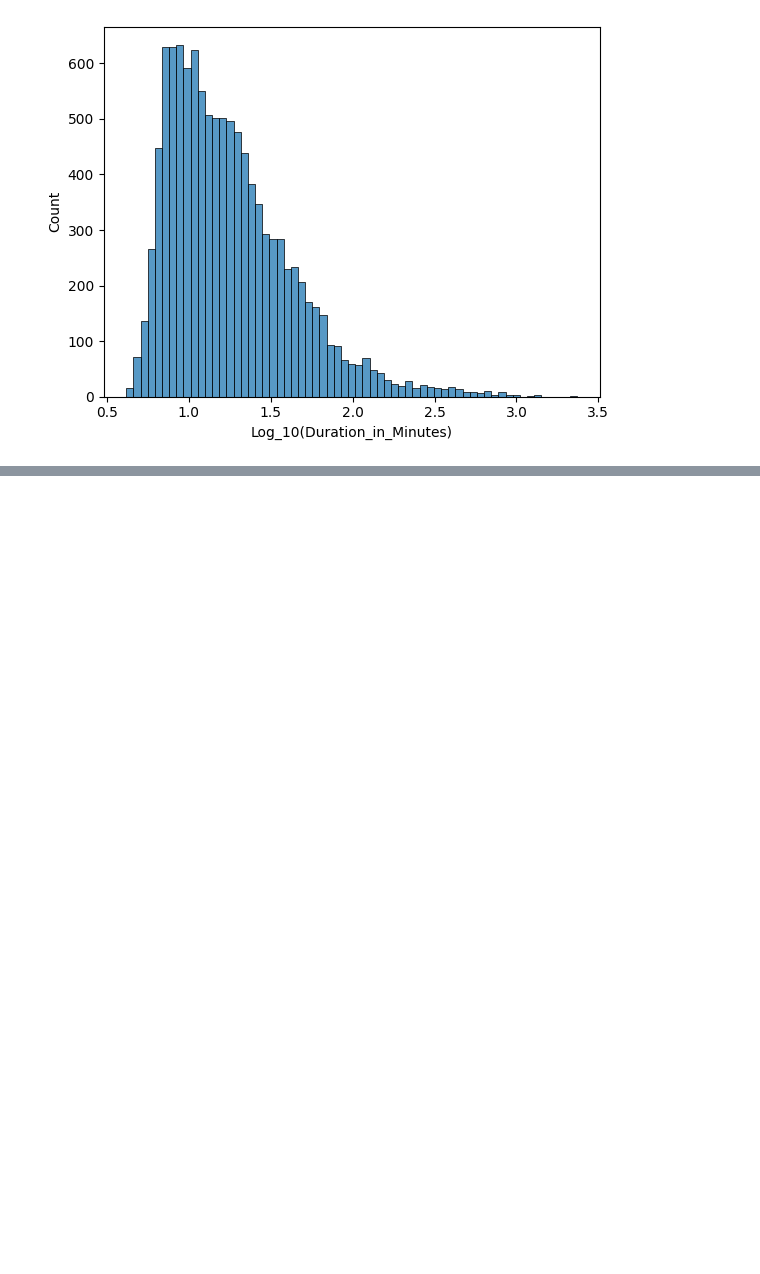
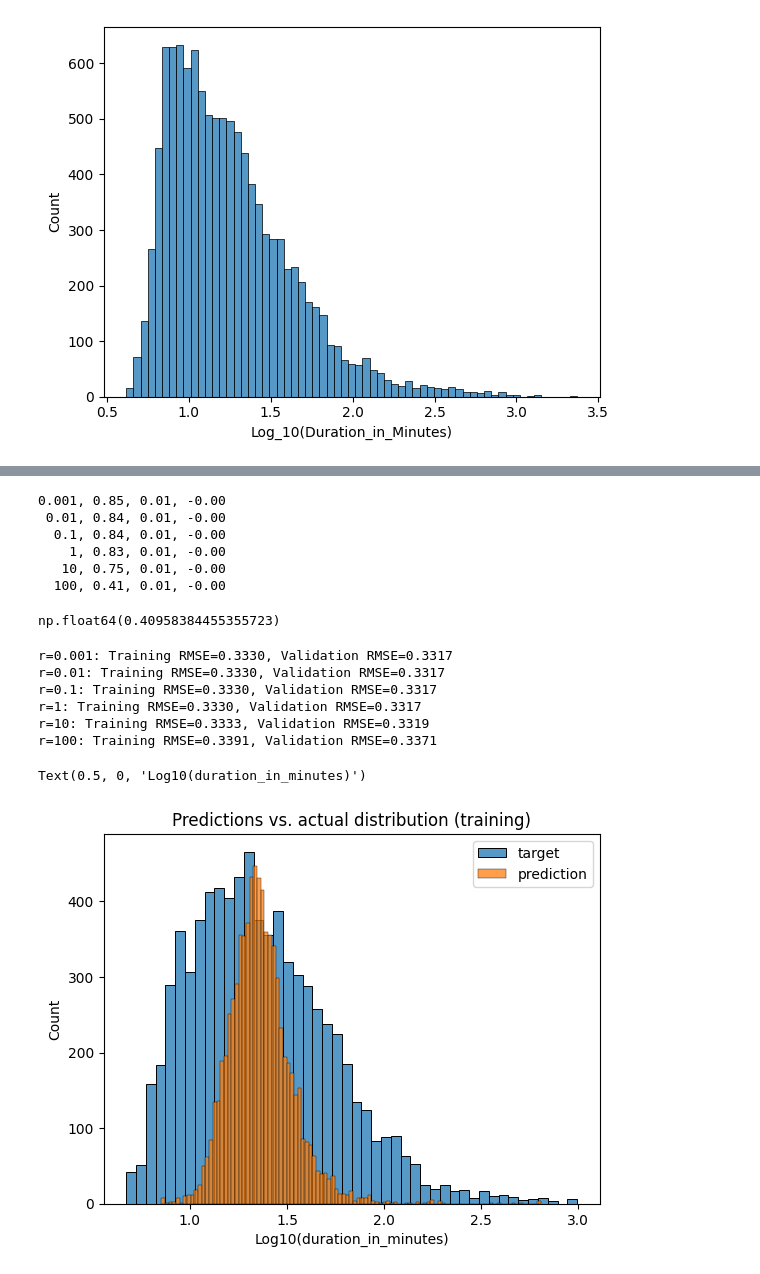
Before and after one commit to dandrew-nbl/autocall-retrieval-predictor, a Jupyter notebook: data_prep.ipynb, the cells around one changed output, grey strips where cells are left out. Drawn from its saved outputs; the diff is of its cells as text; code cells hidden in the pictures; blank space fills up the shorter version.

```diff
--- a/data_prep.ipynb
+++ b/data_prep.ipynb
@@ -87,0 +513,6 @@ Text(0.5, 0, 'Log_10(Duration_in_Minutes)')
+# %%
+X_train = prepare_X(df_train)
+# %%
+for r in [0.001, 0.01, 0.1, 1, 10]:
+    w_0, w = train_linear_regression_reg(X_train, y_train, r=r)
+    print(w_0, w)
@@ -87,0 +537,44 @@ Text(0.5, 0, 'Log_10(Duration_in_Minutes)')
+# %%
+
+for r in [0.001, 0.01, 0.1, 1, 10, 100]:
+    w_0, w = train_linear_regression_reg(X_train, y_train, r=r)
+    print('%5s, %.2f, %.2f, %.2f' % (r, w_0, w[8], w[10]))
+# %% [output]
+0.001, 0.85, 0.01, -0.00
+ 0.01, 0.84, 0.01, -0.00
+  0.1, 0.84, 0.01, -0.00
+    1, 0.83, 0.01, -0.00
+   10, 0.75, 0.01, -0.00
+  100, 0.41, 0.01, -0.00
+# %%
+w_0
+# %% [output]
+np.float64(0.40958384455355723)
+# %%
+def predict(X, w_0, w):
+    return w_0 + X.dot(w)
+
+def rmse(y_true, y_pred):
+    return np.sqrt(np.mean((y_true - y_pred)**2))
+
+# Test different r values and measure performance
+r_values = [0.001, 0.01, 0.1, 1, 10, 100]
+X_val = prepare_X(df_val)  # Same preparation as for X_train
+
+for r in r_values:
+    w_0, w = train_linear_regression_reg(X_train, y_train, r=r)
+
+    y_train_pred = predict(X_train, w_0, w)
+    train_rmse = rmse(y_train, y_train_pred)
+
+    y_val_pred = predict(X_val, w_0, w)
+    val_rmse = rmse(y_val, y_val_pred)
+
+    print(f'r={r}: Training RMSE={train_rmse:.4f}, Validation RMSE={val_rmse:.4f}')
+# %% [output]
+r=0.001: Training RMSE=0.3330, Validation RMSE=0.3317
+r=0.01: Training RMSE=0.3330, Validation RMSE=0.3317
+r=0.1: Training RMSE=0.3330, Validation RMSE=0.3317
+r=1: Training RMSE=0.3330, Validation RMSE=0.3317
+r=10: Training RMSE=0.3333, Validation RMSE=0.3319
+r=100: Training RMSE=0.3391, Validation RMSE=0.3371
@@ -87,0 +583,10 @@ Text(0.5, 0, 'Log_10(Duration_in_Minutes)')
+# %%
+sns.histplot(y_train, label='target')
+sns.histplot(y_train_pred, label='prediction')
+
+plt.legend()
+plt.title('Predictions vs. actual distribution (training)')
+plt.xlabel('Log10(duration_in_minutes)')
+# %% [output]
+Text(0.5, 0, 'Log10(duration_in_minutes)')
+[figure, added]
```
Also changed, not shown: parts of 41 cells of this notebook.
